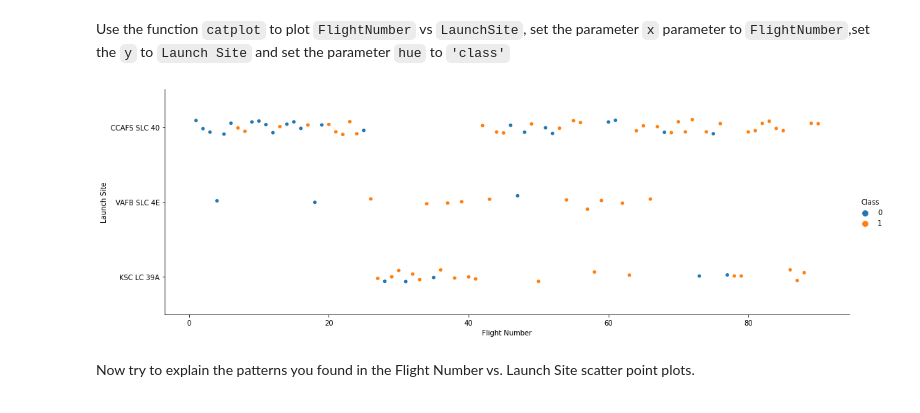
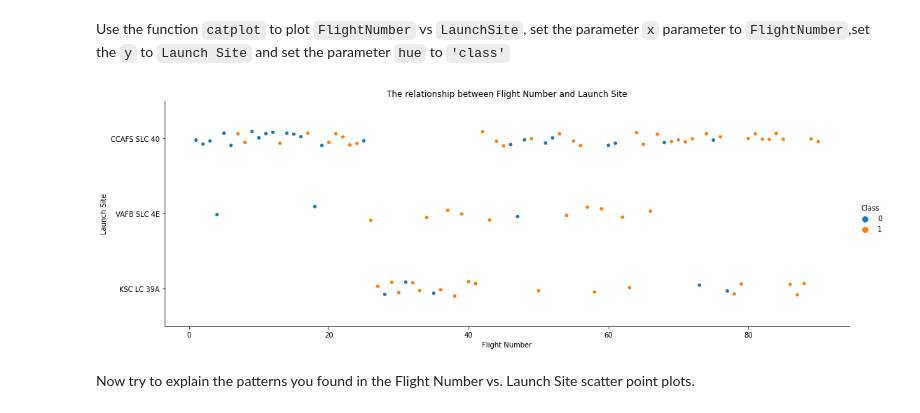
Before and after one commit to bnbbdz/Data_sience_ibm_course_capstone, a Jupyter notebook: 02_Notebook/jupyter-labs-eda-dataviz.ipynb, the cells around one changed output. Cells and saved outputs as stored; diff of their text form; code cells hidden in the pictures.

```diff
--- a/02_Notebook/jupyter-labs-eda-dataviz.ipynb
+++ b/02_Notebook/jupyter-labs-eda-dataviz.ipynb
@@ -89,11 +116,12 @@ Use the function <code>catplot</code> to plot <code>FlightNumber</code> vs <code
 # %%
 # Plot a scatter point chart with x axis to be Flight Number and y axis to be the launch site, and hue to be the class value
 sns.catplot(data = df, x = 'FlightNumber' , y = 'LaunchSite' , hue = 'Class', aspect = 3)
 plt.xlabel('Flight Number')
 plt.ylabel('Launch Site')
+plt.title('The relationship between Flight Number and Launch Site')
 plt.show()
 # %% [output]
-[figure, old version]
+[figure, new version]
 # %% [markdown]
 Now try to explain the patterns you found in the Flight Number vs. Launch Site scatter point plots.
 # %% [markdown]
```
Also changed, not shown: parts of 11 cells of this notebook, 58 other files.
